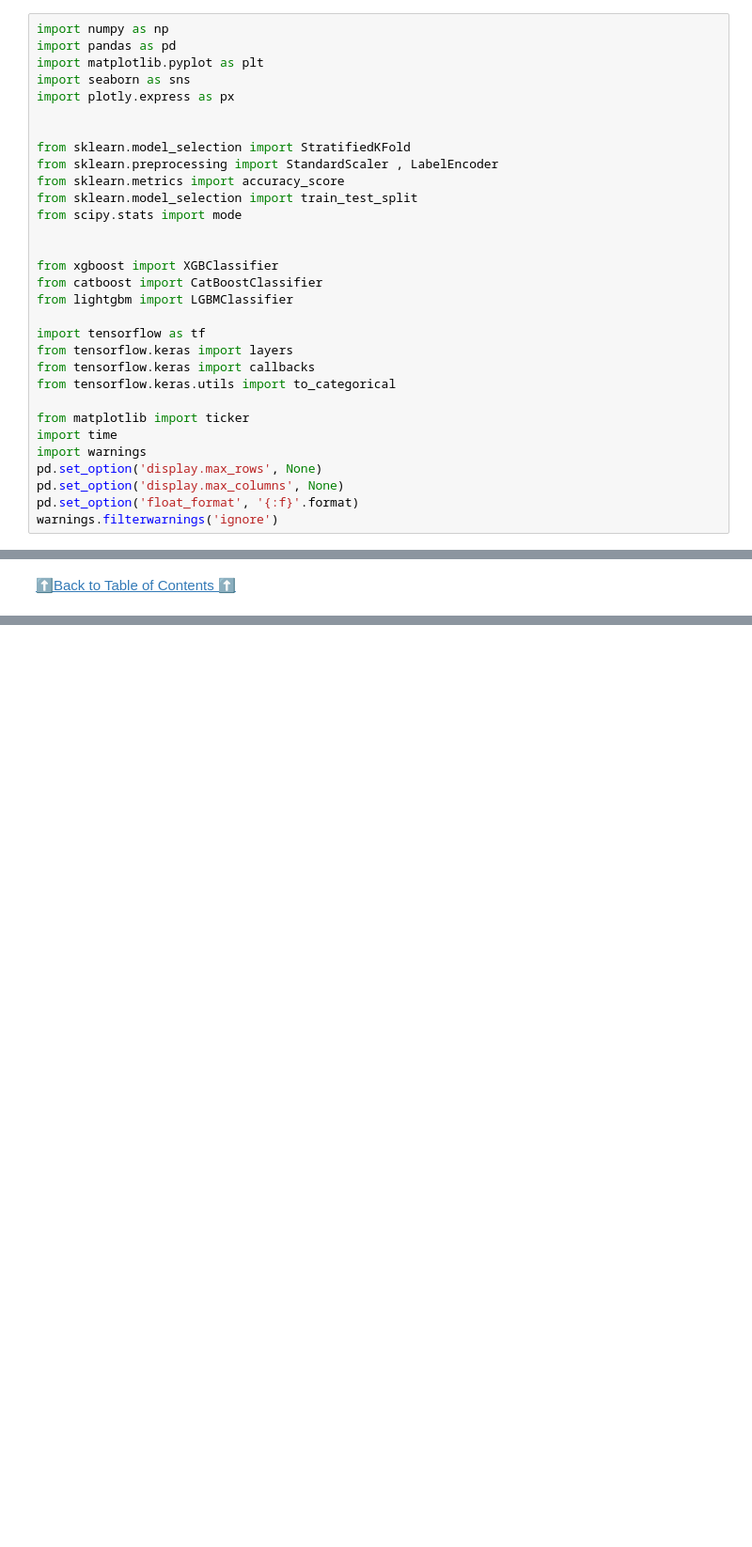
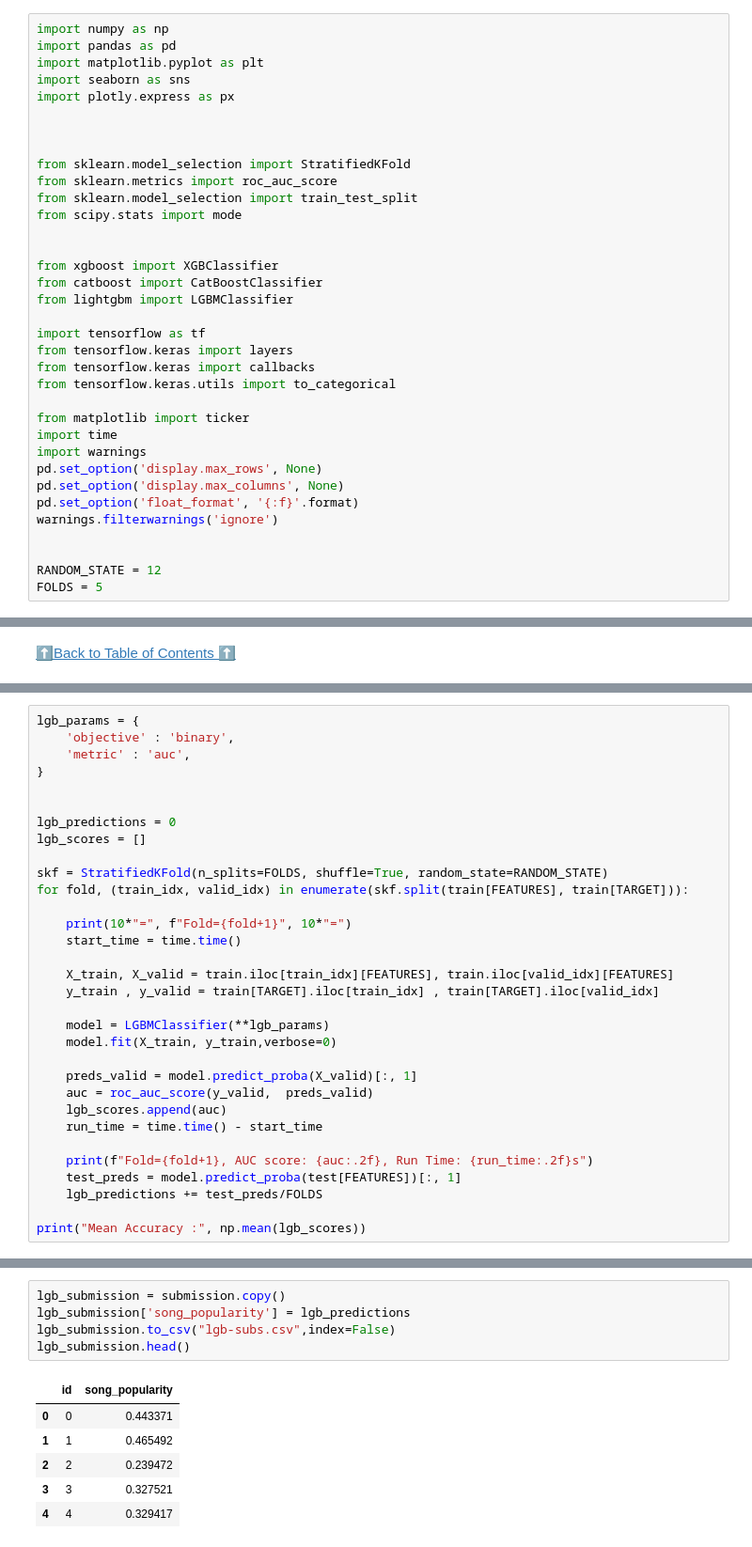
Before and after one commit to sanskar-hasija/kaggle, a Jupyter notebook: song-popularity-prediction-eda-modeling.ipynb, the cells around one changed output, grey strips where cells are left out. Shown: that part at 94% size. Drawn from its saved outputs; the diff is of its cells as text; blank space fills up the shorter version.

```diff
--- a/song-popularity-prediction-eda-modeling.ipynb
+++ b/song-popularity-prediction-eda-modeling.ipynb
@@ -51,9 +59,9 @@ import seaborn as sns
 import plotly.express as px
 
 
+
 from sklearn.model_selection import StratifiedKFold
-from sklearn.preprocessing import StandardScaler , LabelEncoder
-from sklearn.metrics import accuracy_score
+from sklearn.metrics import roc_auc_score
 from sklearn.model_selection import train_test_split
 from scipy.stats import mode
 
@@ -74,6 +82,10 @@ pd.set_option('display.max_rows', None)
 pd.set_option('display.max_columns', None)
 pd.set_option('float_format', '{:f}'.format)
 warnings.filterwarnings('ignore')
+
+
+RANDOM_STATE = 12
+FOLDS = 5
 # %% [markdown]
 <a href="#toc" role="button" aria-pressed="true" >⬆️Back to Table of Contents ⬆️</a>
 # %% [markdown]
@@ -440,0 +462,32 @@ plt.show()
+# %%
+lgb_params = {
+    'objective' : 'binary',
+    'metric' : 'auc',
+}
+
+
+lgb_predictions = 0
+lgb_scores = []
+
+skf = StratifiedKFold(n_splits=FOLDS, shuffle=True, random_state=RANDOM_STATE)
+for fold, (train_idx, valid_idx) in enumerate(skf.split(train[FEATURES], train[TARGET])):
+
+    print(10*"=", f"Fold={fold+1}", 10*"=")
+    start_time = time.time()
+
+    X_train, X_valid = train.iloc[train_idx][FEATURES], train.iloc[valid_idx][FEATURES]
+    y_train , y_valid = train[TARGET].iloc[train_idx] , train[TARGET].iloc[valid_idx]
+
+    model = LGBMClassifier(**lgb_params)
+    model.fit(X_train, y_train,verbose=0)
+
+    preds_valid = model.predict_proba(X_valid)[:, 1]
+    auc = roc_auc_score(y_valid,  preds_valid)
+    lgb_scores.append(auc)
+    run_time = time.time() - start_time
+
+    print(f"Fold={fold+1}, AUC score: {auc:.2f}, Run Time: {run_time:.2f}s")
+    test_preds = model.predict_proba(test[FEATURES])[:, 1]
+    lgb_predictions += test_preds/FOLDS
+
+print("Mean Accuracy :", np.mean(lgb_scores))
@@ -440,0 +606,12 @@ plt.show()
+# %%
+lgb_submission = submission.copy()
+lgb_submission['song_popularity'] = lgb_predictions
+lgb_submission.to_csv("lgb-subs.csv",index=False)
+lgb_submission.head()
+# %% [output]
+|  | id | song_popularity |
+| 0 | 0 | 0.443371 |
+| 1 | 1 | 0.465492 |
+| 2 | 2 | 0.239472 |
+| 3 | 3 | 0.327521 |
+| 4 | 4 | 0.329417 |
```
Also changed, not shown: parts of 23 cells of this notebook.
